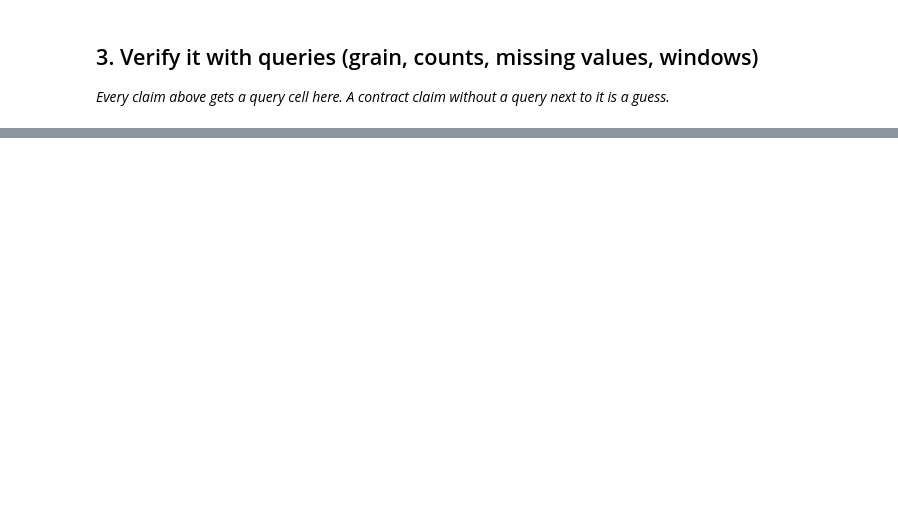
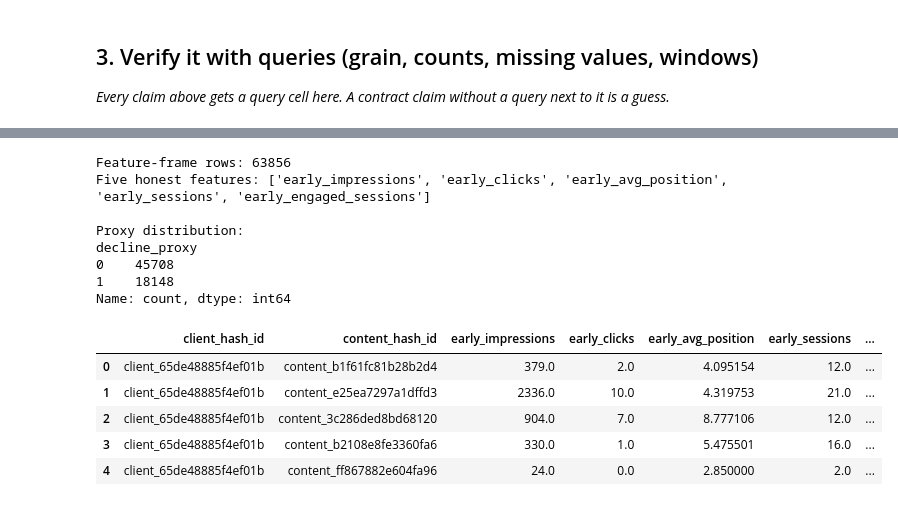
Before and after one commit to OmarAyman2005/flyrank-ml-internship, a Jupyter notebook: work/notebooks/w03_data_contract.ipynb, the cells around one changed output, grey strips where cells are left out. Saved outputs shown, nothing was run; the diff lists cells and outputs as text; code cells hidden in the pictures; blank space fills up the shorter version.

```diff
--- a/work/notebooks/w03_data_contract.ipynb
+++ b/work/notebooks/w03_data_contract.ipynb
@@ -36,0 +156,80 @@ This skeleton is yours to fill. Work the sections **in order** — each one has
+# %%
+feature_df = con.sql(f"""
+SELECT
+    client_hash_id,
+    content_hash_id,
+
+    SUM(CASE
+        WHEN report_date <= DATE '2026-03-15'
+        THEN gsc_impressions ELSE 0
+    END) AS early_impressions,
+
+    SUM(CASE
+        WHEN report_date <= DATE '2026-03-15'
+        THEN gsc_clicks ELSE 0
+    END) AS early_clicks,
+
+    AVG(CASE
+        WHEN report_date <= DATE '2026-03-15'
+             AND gsc_avg_position > 0
+        THEN gsc_avg_position
+    END) AS early_avg_position,
+
+    SUM(CASE
+        WHEN report_date <= DATE '2026-03-15'
+        THEN ga4_sessions ELSE 0
+    END) AS early_sessions,
+
+    SUM(CASE
+        WHEN report_date <= DATE '2026-03-15'
+        THEN ga4_engaged_sessions ELSE 0
+    END) AS early_engaged_sessions,
+
+    SUM(CASE
+        WHEN report_date >= DATE '2026-03-16'
+        THEN gsc_impressions ELSE 0
+    END) AS late_impressions
+
+FROM read_parquet('{MARCH_PATH}')
+WHERE gsc_data_available IS TRUE
+  AND ga4_data_available IS TRUE
+GROUP BY client_hash_id, content_hash_id
+""").df()
+
+feature_df["decline_proxy"] = (
+    feature_df["late_impressions"] < feature_df["early_impressions"]
+).astype(int)
+
+feature_cols = [
+    "early_impressions",
+    "early_clicks",
+    "early_avg_position",
+    "early_sessions",
+    "early_engaged_sessions"
+]
+
+print("Feature-frame rows:", len(feature_df))
+print("Five honest features:", feature_cols)
+print("\nProxy distribution:")
+print(feature_df["decline_proxy"].value_counts())
+
+feature_df[
+    ["client_hash_id", "content_hash_id"]
+    + feature_cols
+    + ["decline_proxy"]
+].head()
+# %% [output]
+Feature-frame rows: 63856
+Five honest features: ['early_impressions', 'early_clicks', 'early_avg_position', 'early_sessions', 'early_engaged_sessions']
+
+Proxy distribution:
+decline_proxy
+0    45708
+1    18148
+Name: count, dtype: int64
+|  | client_hash_id | content_hash_id | early_impressions | early_clicks | early_avg_position | early_sessions | ... |
+| 0 | client_65de48885f4ef01b | content_b1f61fc81b28b2d4 | 379.0 | 2.0 | 4.095154 | 12.0 | ... |
+| 1 | client_65de48885f4ef01b | content_e25ea7297a1dffd3 | 2336.0 | 10.0 | 4.319753 | 21.0 | ... |
+| 2 | client_65de48885f4ef01b | content_3c286ded8bd68120 | 904.0 | 7.0 | 8.777106 | 12.0 | ... |
+| 3 | client_65de48885f4ef01b | content_b2108e8fe3360fa6 | 330.0 | 1.0 | 5.475501 | 16.0 | ... |
+| 4 | client_65de48885f4ef01b | content_ff867882e604fa96 | 24.0 | 0.0 | 2.850000 | 2.0 | ... |
```
Also changed, not shown: parts of 22 cells of this notebook.
